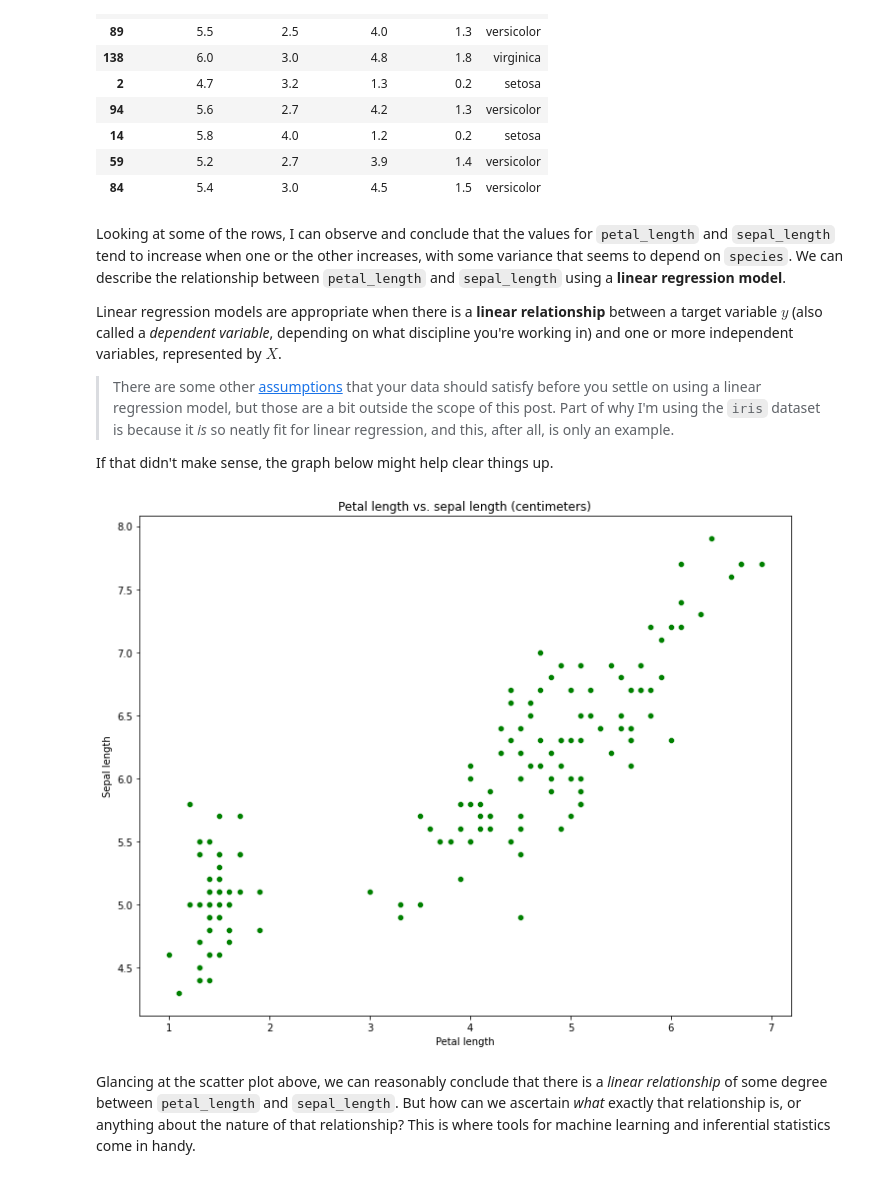
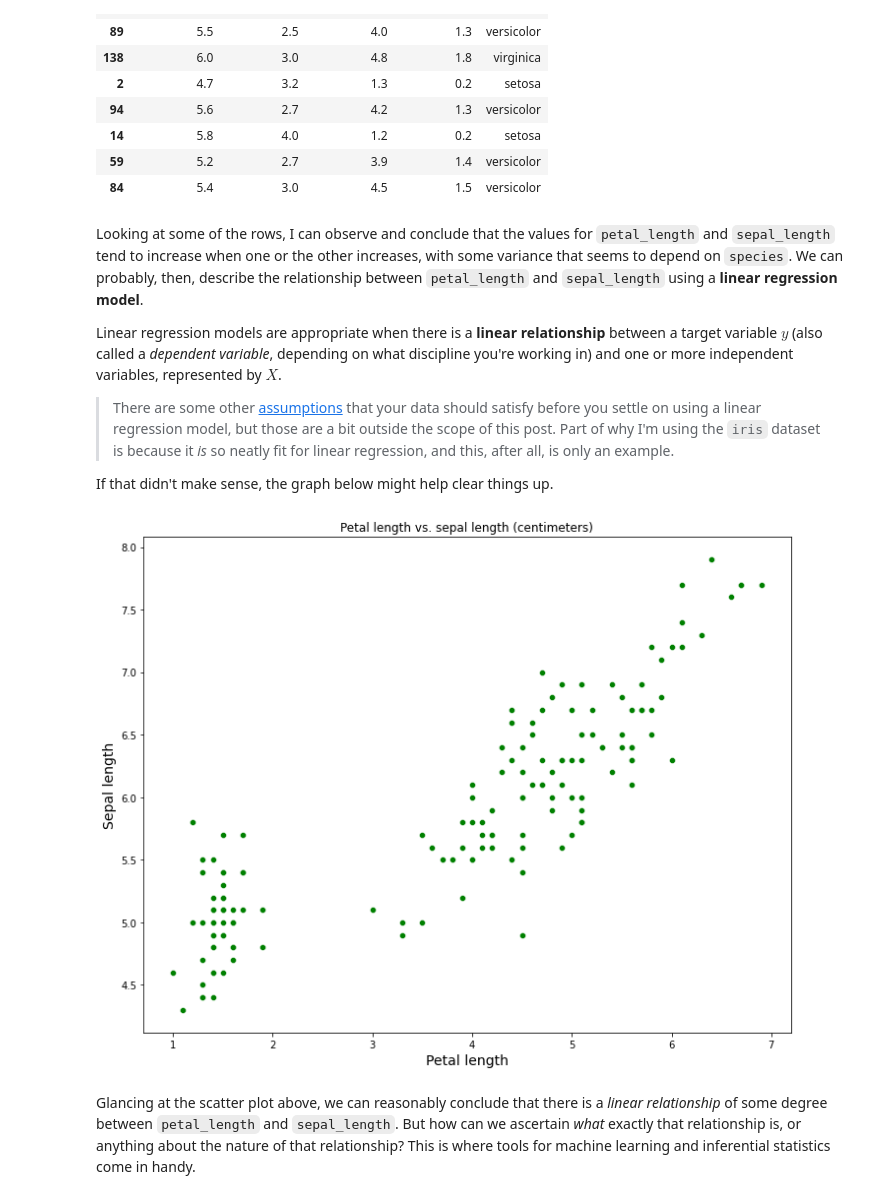
Before and after one commit to toastdeini/blog_post_ph3, a Jupyter notebook: Regression_for_Amateurs.ipynb, the cells around one changed output. Cells and saved outputs as stored; diff of their text form; code cells hidden in the pictures.

```diff
--- a/Regression_for_Amateurs.ipynb
+++ b/Regression_for_Amateurs.ipynb
@@ -107,7 +106,7 @@ df.sample(n=10,
 | 59 | 5.2 | 2.7 | 3.9 | 1.4 | versicolor |
 | 84 | 5.4 | 3.0 | 4.5 | 1.5 | versicolor |
 # %% [markdown]
-Looking at some of the rows, I can observe and conclude that the values for `petal_length` and `sepal_length` tend to increase when one or the other increases, with some variance that seems to depend on `species`. We can describe the relationship between `petal_length` and `sepal_length` using a **linear regression model**.
+Looking at some of the rows, I can observe and conclude that the values for `petal_length` and `sepal_length` tend to increase when one or the other increases, with some variance that seems to depend on `species`. We can probably, then, describe the relationship between `petal_length` and `sepal_length` using a **linear regression model**.
 
 Linear regression models are appropriate when there is a **linear relationship** between a target variable $y$ (also called a *dependent variable*, depending on what discipline you're working in) and one or more independent variables, represented by $X$.
 
@@ -117,20 +116,24 @@ If that didn't make sense, the graph below might help clear things up.
 # %%
 # Instantiate ax object, set figure size and title
 fig, ax = plt.subplots(figsize=(10, 8))
 ax.set_title('Petal length vs. sepal length (centimeters)')
 
 # Plot petal_length vs. sepal_length
 sns.scatterplot(x = df.petal_length,
                 y = df.sepal_length,
                 color = 'g')
 
-ax.set_xlabel('Petal length')
-ax.set_ylabel('Sepal length')
+ax.set_xlabel('Petal length',
+              fontdict = {'fontsize': 14},
+              labelpad = 4)
+ax.set_ylabel('Sepal length',
+              fontdict = {'fontsize': 14},
+              labelpad = 4)
 
 # Formatting for clarity and readability
 plt.tight_layout()
 # %% [output]
-[figure, old version]
+[figure, new version]
 # %% [markdown]
 Glancing at the scatter plot above, we can reasonably conclude that there is a *linear relationship* of some degree between `petal_length` and `sepal_length`. But how can we ascertain *what* exactly that relationship is, or anything about the nature of that relationship? This is where tools for machine learning and inferential statistics come in handy.
 # %% [markdown]
```
Also changed, not shown: parts of 6 cells of this notebook.
